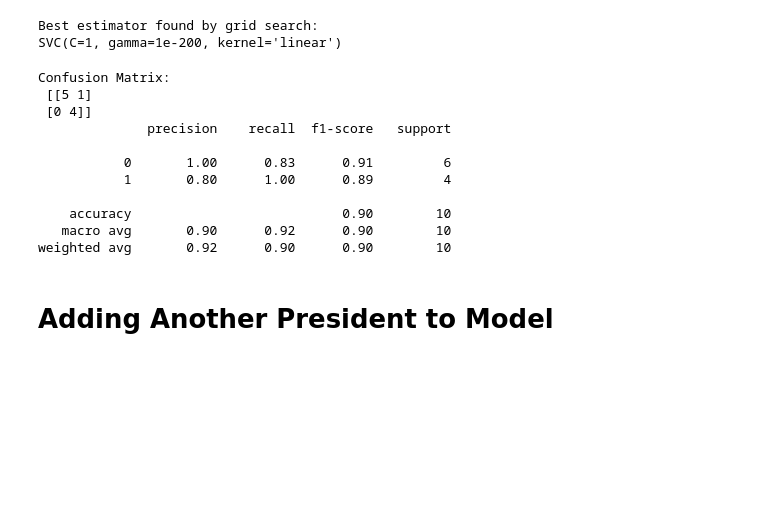
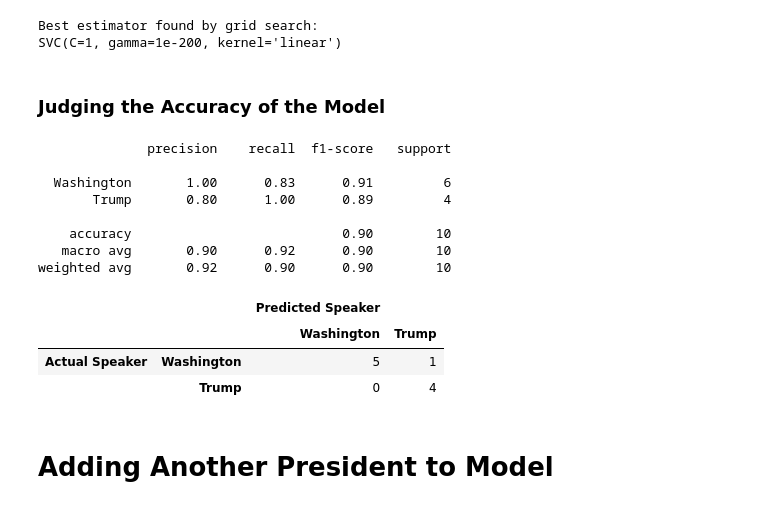
Before and after one commit to gianbatayola/CMSE-202-Project, a Jupyter notebook: Full_Presidential_Dataframe.ipynb, the cells around one changed output. Saved outputs shown, nothing was run; the diff lists cells and outputs as text; code cells hidden in the pictures; blank space fills up the shorter version.

```diff
--- a/Full_Presidential_Dataframe.ipynb
+++ b/Full_Presidential_Dataframe.ipynb
@@ -225,26 +243,40 @@ print(clf.best_estimator_)
 # %% [output]
 Best estimator found by grid search:
 SVC(C=1, gamma=1e-200, kernel='linear')
-# %%
-pred_labels = clf.predict(test_features)
-
-conf_mat = confusion_matrix(test_labels, pred_labels)
-class_rep = classification_report(test_labels, pred_labels)
-
-print(f'Confusion Matrix: \n {conf_mat}')
-print(class_rep)
-# %% [output]
-Confusion Matrix:
- [[5 1]
- [0 4]]
-              precision    recall  f1-score   support
-
-           0       1.00      0.83      0.91         6
-           1       0.80      1.00      0.89         4
-
-    accuracy                           0.90        10
-   macro avg       0.90      0.92      0.90        10
-weighted avg       0.92      0.90      0.90        10
+# %% [markdown]
+### Judging the Accuracy of the Model
+# %%
+pred_labels = clf.predict(test_features) #Running the model on the testing data
+# Getting the confusion matrix and classification report
+conf_mat = confusion_matrix(test_labels, pred_labels)
+class_rep = classification_report(test_labels, pred_labels)
+#formatting the confusion matrix and classification report:
+# First, we want to replace the numerical labels in the class rep with the names of presidents. The extra space at
+#the end prevents actual numerical data from being replaced by a president's name.
+preslist = ['Washington ','Trump ']
+# We need to replace a number of 0's equal to 1 less than the length of the president's name before the number so
+#that everything is still aligned properly
+replacelist = [' '*(len(preslist[i])-2)+f'{i} ' for i in range(len(preslist))]
+class_rep = mreplace(class_rep,replacelist,preslist,max=1) #replace all the substrings in replacelist with preslist
+#The confusion matrix will be turned into a DF with a multi-index so that it is easy to tell what each row and col
+#represent.
+cols = pd.MultiIndex.from_product([['Predicted Speaker'],preslist])
+rows = pd.MultiIndex.from_product([['Actual Speaker'],preslist])
+print(class_rep)
+pd.DataFrame(conf_mat,index=rows,columns=cols)pd.DataFrame(conf_mat,index=rows,columns=cols)
+# %% [output]
+              precision    recall  f1-score   support
+
+  Washington       1.00      0.83      0.91         6
+       Trump       0.80      1.00      0.89         4
+
+    accuracy                           0.90        10
+   macro avg       0.90      0.92      0.90        10
+weighted avg       0.92      0.90      0.90        10
+|  |  | Predicted Speaker |  |
+|  |  | Washington | Trump |
+| Actual Speaker | Washington | 5 | 1 |
+|  | Trump | 0 | 4 |
 # %% [markdown]
 # Adding Another President to Model
 # %% [markdown]
```
Also changed, not shown: parts of 28 cells of this notebook, 3 other files.
